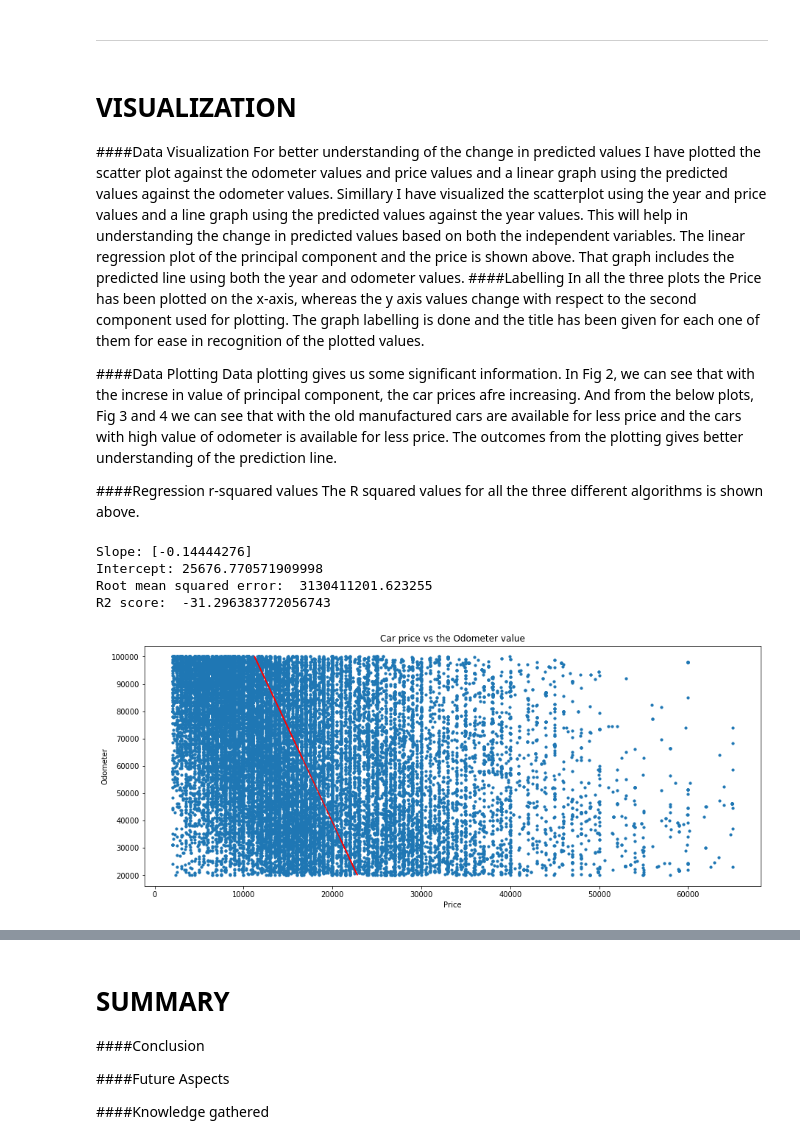
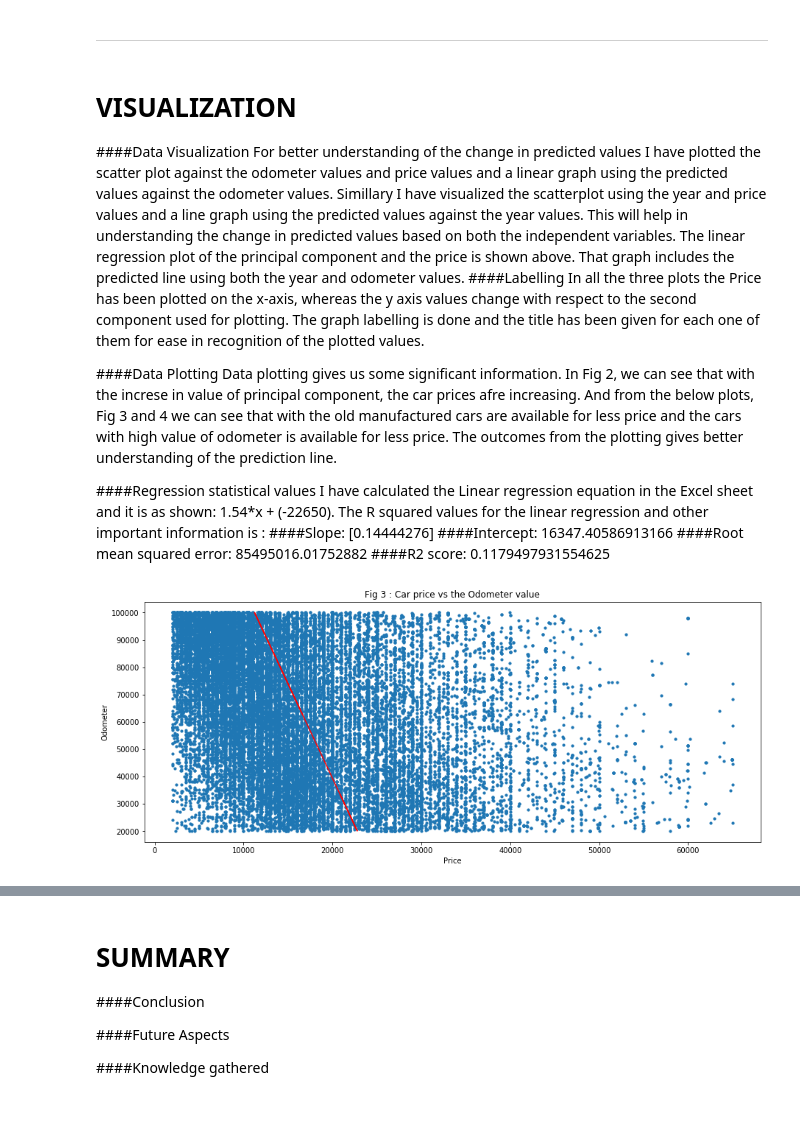
Before and after one commit to jashanmalhi/Data-Analysis, a Jupyter notebook: Used_Cars_Data_Modelling.ipynb, the cells around one changed output, grey strips where cells are left out. Cells and saved outputs as stored; diff of their text form; code cells hidden in the pictures; blank space fills up the shorter version.

```diff
--- a/Used_Cars_Data_Modelling.ipynb
+++ b/Used_Cars_Data_Modelling.ipynb
@@ -246,41 +244,33 @@ In all the three plots the Price has been plotted on the x-axis, whereas the y a
 ####Data Plotting
 Data plotting gives us some significant information. In Fig 2, we can see that with the increse in value of principal component, the car prices afre increasing. And from the below plots, Fig 3 and 4 we can see that with the old manufactured cars are available for less price and the cars with high value of odometer is available for less price. The outcomes from the plotting gives better understanding of the prediction line.
 
-####Regression r-squared values
-The R squared values for all the three different algorithms is shown above.
+####Regression statistical values
+I have calculated the Linear regression equation in the Excel sheet and it is as shown:
+1.54*x + (-22650).
+The R squared values for the linear regression and other important information is :
+####Slope: [0.14444276]
+####Intercept: 16347.40586913166
+####Root mean squared error:  85495016.01752882
+####R2 score:  0.1179497931554625
 # %%
 lin_reg = LinearRegression()
 
 lin_reg.fit(x_odometer, price_val)
 
 price_predicted = lin_reg.predict(x_odometer)
-
-# model evaluation
-rmse = mean_squared_error(price_val, x_odometer)
-r2 = r2_score(price_val, x_odometer)
-
-# printing values
-print('Slope:' ,lin_reg.coef_)
-print('Intercept:', lin_reg.intercept_)
-print('Root mean squared error: ', rmse)
-print('R2 score: ', r2)
 
 # plotting values
 plt.figure(figsize=(15,6))
 # data points
 plt.scatter( price_val,x_odometer, s=10)
 plt.xlabel('Price')
 plt.ylabel('Odometer')
 plt.title("Fig 3 : Car price vs the Odometer value")
 # predicted values
 plt.plot( price_predicted, x_odometer, color='r')
 plt.show()
 # %% [output]
-Slope: [-0.14444276]
-Intercept: 25676.770571909998
-Root mean squared error:  3130411201.623255
-R2 score:  -31.296383772056743
-[figure, old version]
+[figure, new version]
 # %%
 lin_reg = LinearRegression()
 
```
Also changed, not shown: parts of 10 cells of this notebook.
